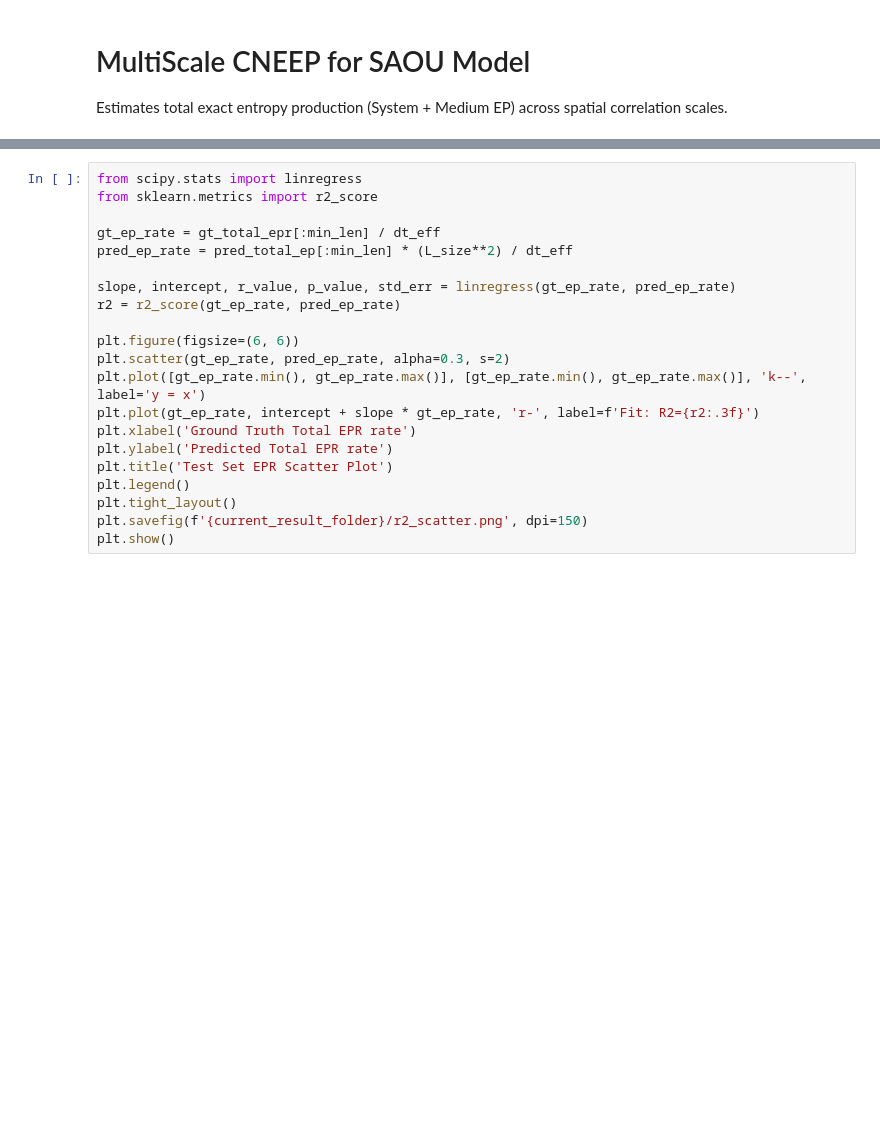
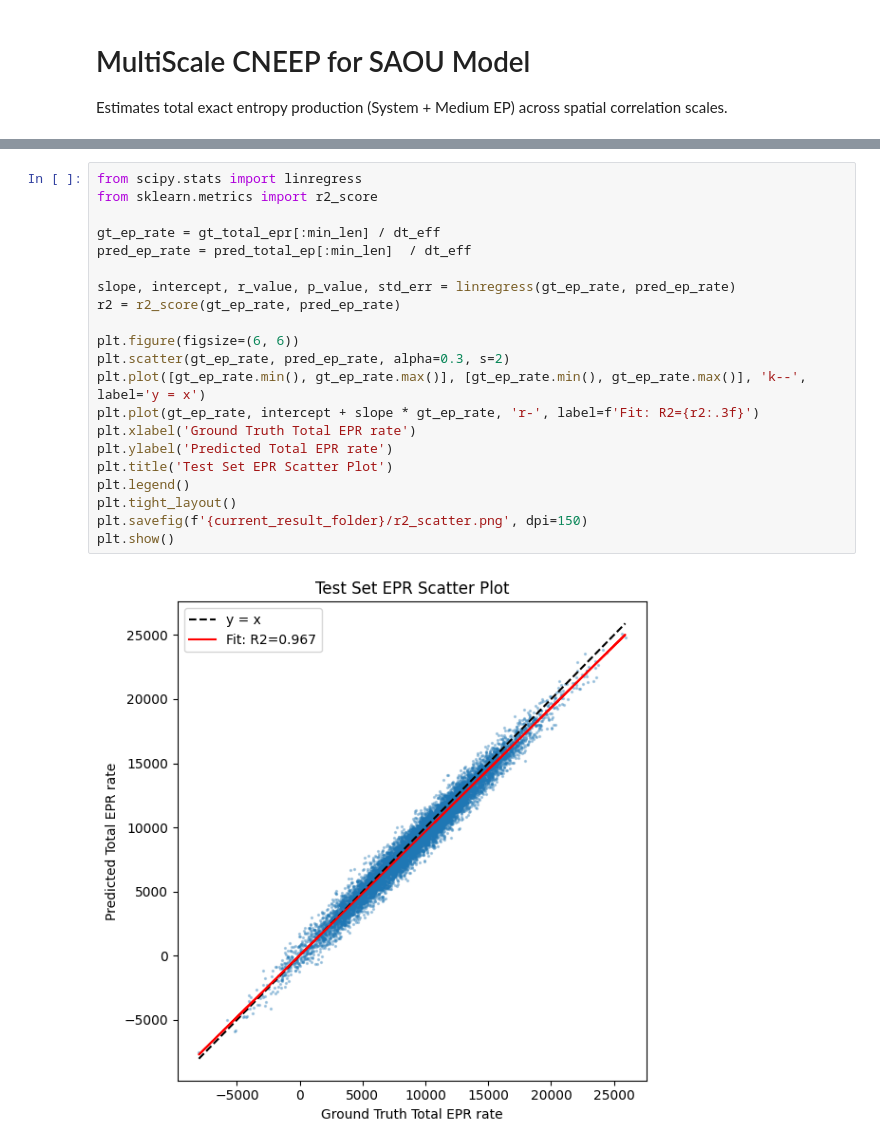
Before and after one commit to 2DHvN/CNEEP_v2, a Jupyter notebook: notebooks/Corr_SAOU.ipynb, the cells around one changed output, grey strips where cells are left out. Cells and saved outputs as stored; diff of their text form; blank space fills up the shorter version.

```diff
--- a/notebooks/Corr_SAOU.ipynb
+++ b/notebooks/Corr_SAOU.ipynb
@@ -341,24 +418,26 @@ plt.show()
 # %%
 from scipy.stats import linregress
 from sklearn.metrics import r2_score
 
 gt_ep_rate = gt_total_epr[:min_len] / dt_eff
-pred_ep_rate = pred_total_ep[:min_len] * (L_size**2) / dt_eff
+pred_ep_rate = pred_total_ep[:min_len]  / dt_eff
 
 slope, intercept, r_value, p_value, std_err = linregress(gt_ep_rate, pred_ep_rate)
 r2 = r2_score(gt_ep_rate, pred_ep_rate)
 
 plt.figure(figsize=(6, 6))
 plt.scatter(gt_ep_rate, pred_ep_rate, alpha=0.3, s=2)
 plt.plot([gt_ep_rate.min(), gt_ep_rate.max()], [gt_ep_rate.min(), gt_ep_rate.max()], 'k--', label='y = x')
 plt.plot(gt_ep_rate, intercept + slope * gt_ep_rate, 'r-', label=f'Fit: R2={r2:.3f}')
 plt.xlabel('Ground Truth Total EPR rate')
 plt.ylabel('Predicted Total EPR rate')
 plt.title('Test Set EPR Scatter Plot')
 plt.legend()
 plt.tight_layout()
 plt.savefig(f'{current_result_folder}/r2_scatter.png', dpi=150)
 plt.show()
+# %% [output]
+[figure, added]
 # %%
 model.eval()
 test_sampler_one = CartesianSeqSampler(opt.M_test, opt.L_test, opt.seq_len, 1, device=opt.device, train=False)
```
Also changed, not shown: parts of 12 cells of this notebook, 12 other files.
